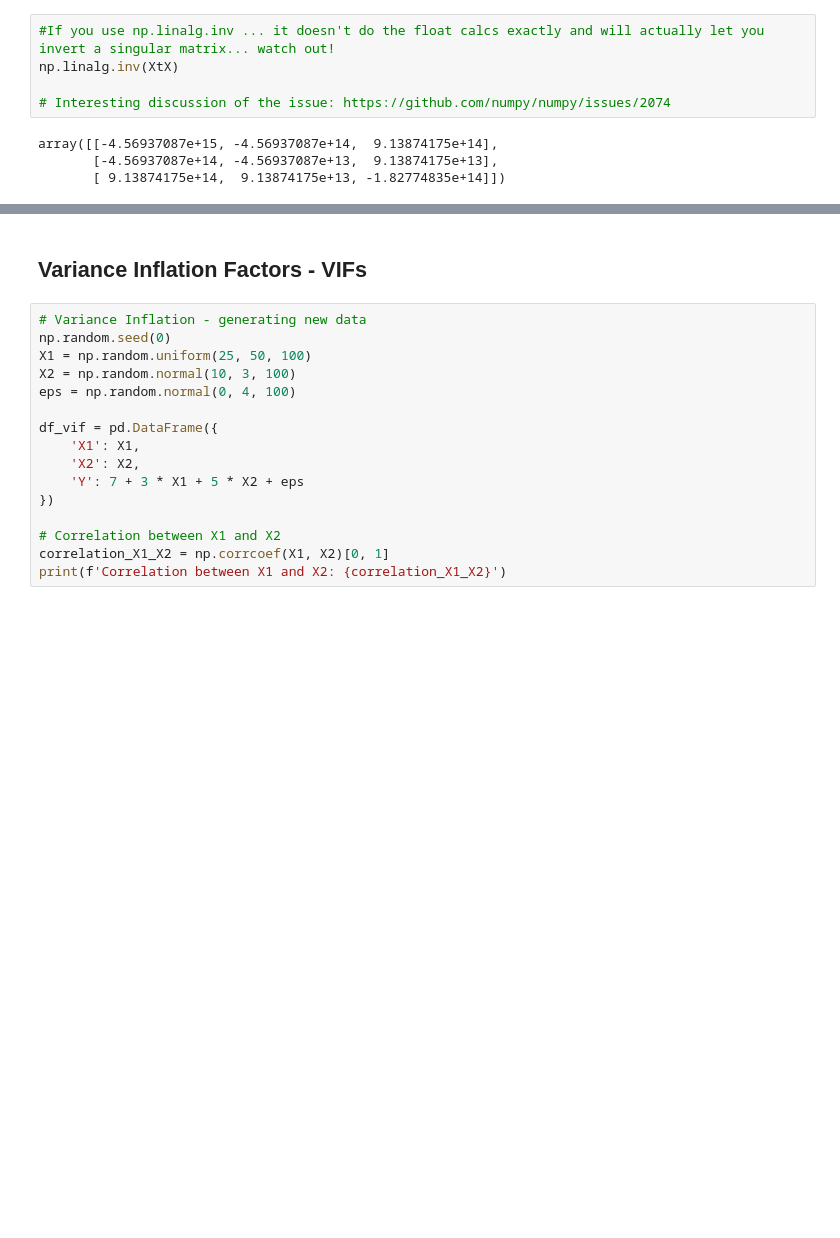
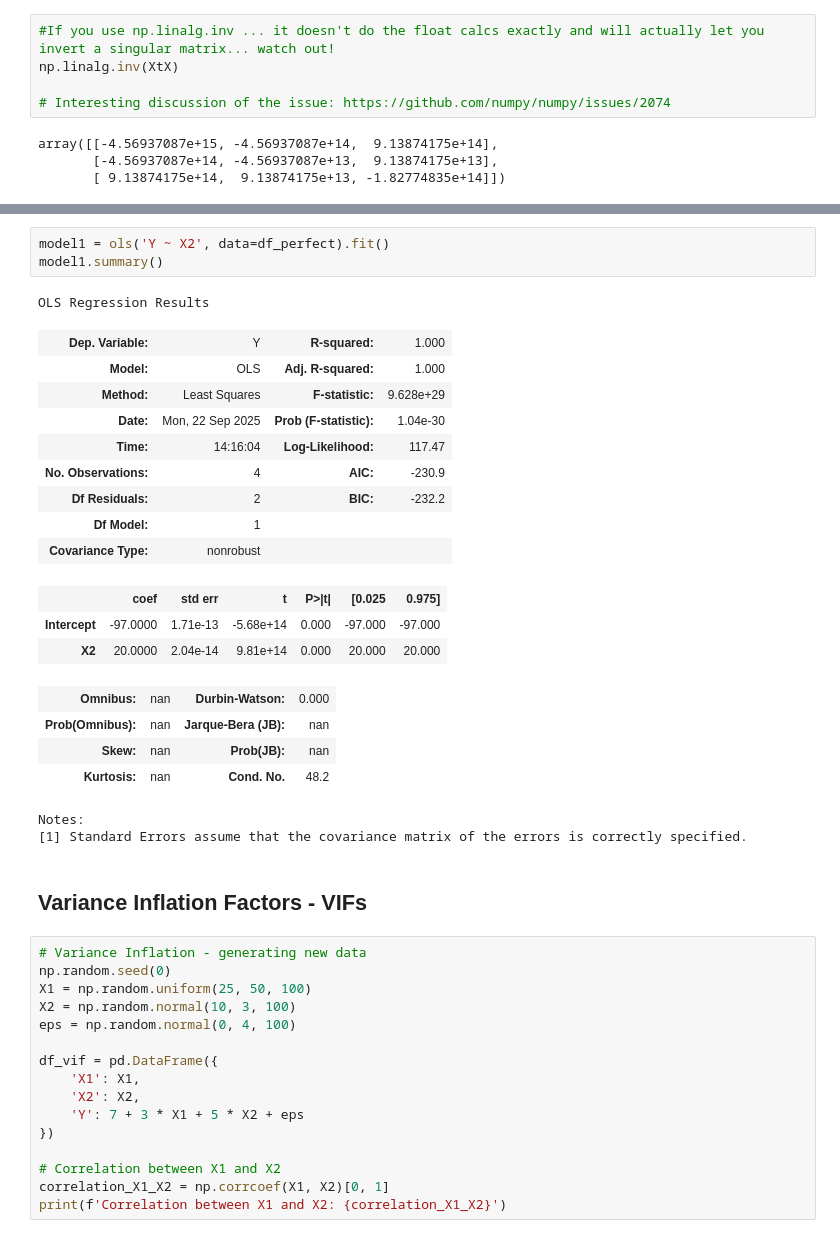
Before and after one commit to Branflakes333/linear_regression, a Jupyter notebook: Code/multicollinearity_toy_ex.ipynb, the cells around one changed output, grey strips where cells are left out. Saved outputs shown, nothing was run; the diff lists cells and outputs as text; blank space fills up the shorter version.

```diff
--- a/Code/multicollinearity_toy_ex.ipynb
+++ b/Code/multicollinearity_toy_ex.ipynb
@@ -221,3 +271,26 @@ array([[-4.56937087e+15, -4.56937087e+14,  9.13874175e+14],
+# %%
+model1 = ols('Y ~ X2', data=df_perfect).fit()
+model1.summary()
+# %% [output]
+OLS Regression Results
+| Dep. Variable: | Y | R-squared: | 1.000 |
+| Model: | OLS | Adj. R-squared: | 1.000 |
+| Method: | Least Squares | F-statistic: | 9.628e+29 |
+| Date: | Mon, 22 Sep 2025 | Prob (F-statistic): | 1.04e-30 |
+| Time: | 14:16:04 | Log-Likelihood: | 117.47 |
+| No. Observations: | 4 | AIC: | -230.9 |
+| Df Residuals: | 2 | BIC: | -232.2 |
+| Df Model: | 1 |  |  |
+| Covariance Type: | nonrobust |  |  |
+|  | coef | std err | t | P>|t| | [0.025 | 0.975] |
+| Intercept | -97.0000 | 1.71e-13 | -5.68e+14 | 0.000 | -97.000 | -97.000 |
+| X2 | 20.0000 | 2.04e-14 | 9.81e+14 | 0.000 | 20.000 | 20.000 |
+| Omnibus: | nan | Durbin-Watson: | 0.000 |
+| Prob(Omnibus): | nan | Jarque-Bera (JB): | nan |
+| Skew: | nan | Prob(JB): | nan |
+| Kurtosis: | nan | Cond. No. | 48.2 |
+Notes:
+[1] Standard Errors assume that the covariance matrix of the errors is correctly specified.
 # %% [markdown]
 ## Variance Inflation Factors - VIFs
 # %%
```
Also changed, not shown: parts of 7 cells of this notebook, 6 other files.
